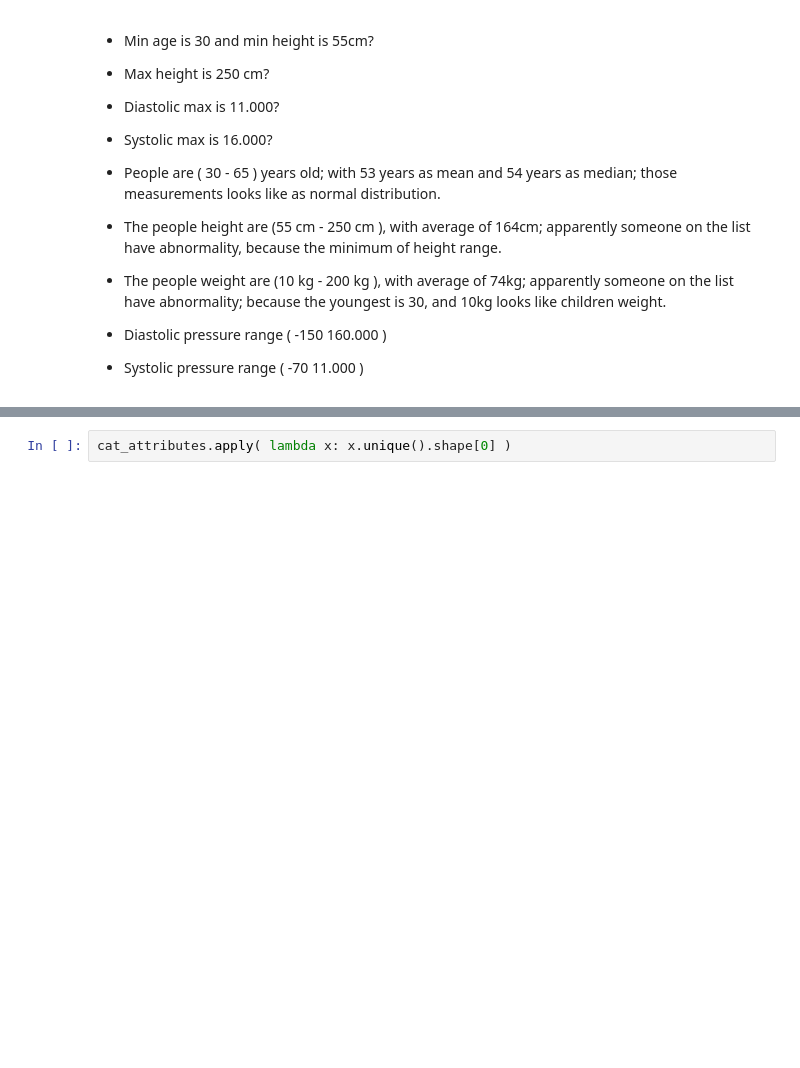
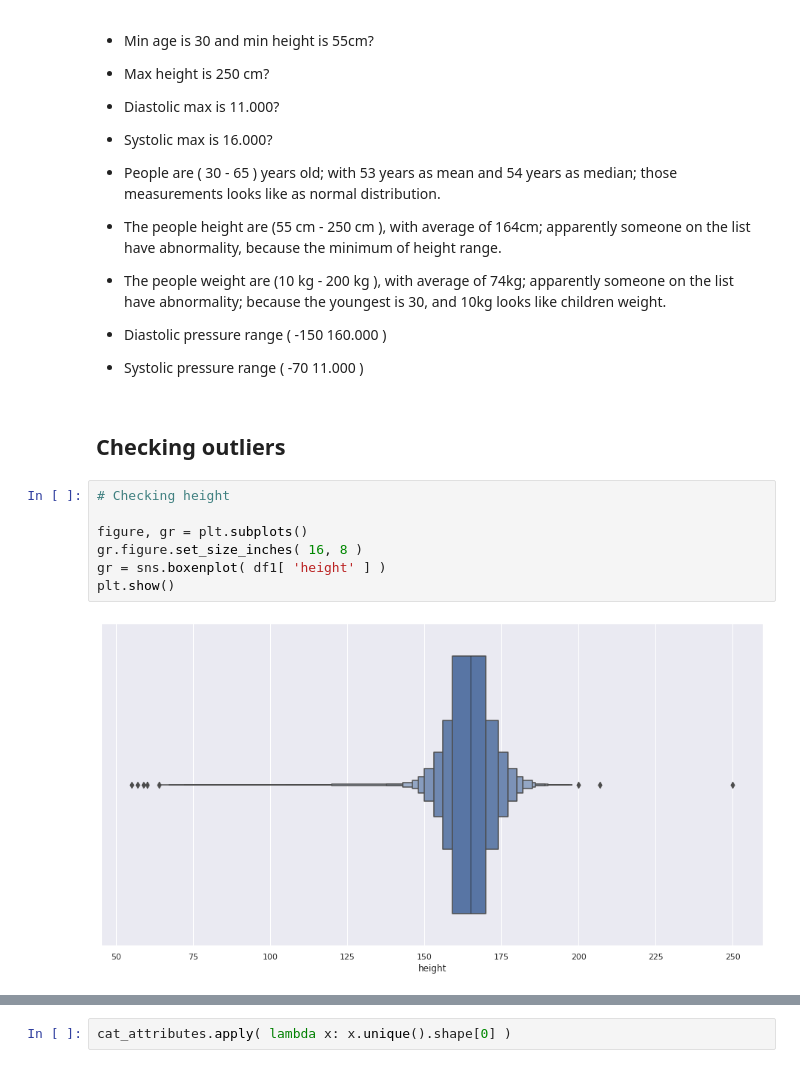
Before and after one commit to ehgeraldo/Cardio_Vascular_Disease, a Jupyter notebook: notebook.ipynb, the cells around one changed output, grey strips where cells are left out. Saved outputs shown, nothing was run; the diff lists cells and outputs as text; blank space fills up the shorter version.

```diff
--- a/notebook.ipynb
+++ b/notebook.ipynb
@@ -340,3 +352,14 @@ m
 
 
 - Systolic pressure range ( -70 11.000 )
+# %% [markdown]
+## Checking outliers
+# %%
+# Checking height
+
+figure, gr = plt.subplots()
+gr.figure.set_size_inches( 16, 8 )
+gr = sns.boxenplot( df1[ 'height' ] )
+plt.show()
+# %% [output]
+[figure, added]
```
Also changed, not shown: parts of 14 cells of this notebook.
